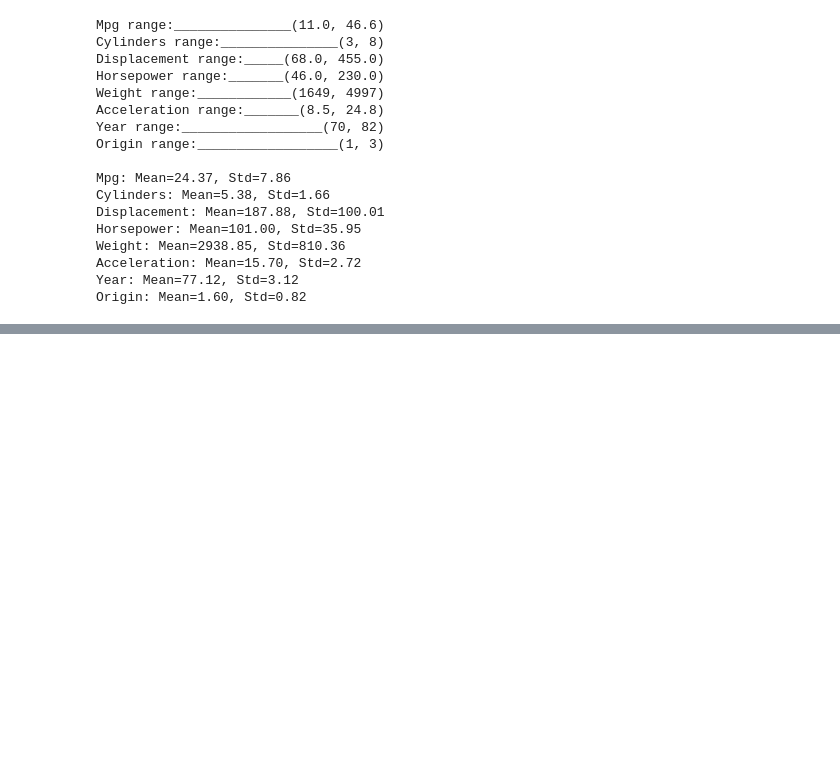
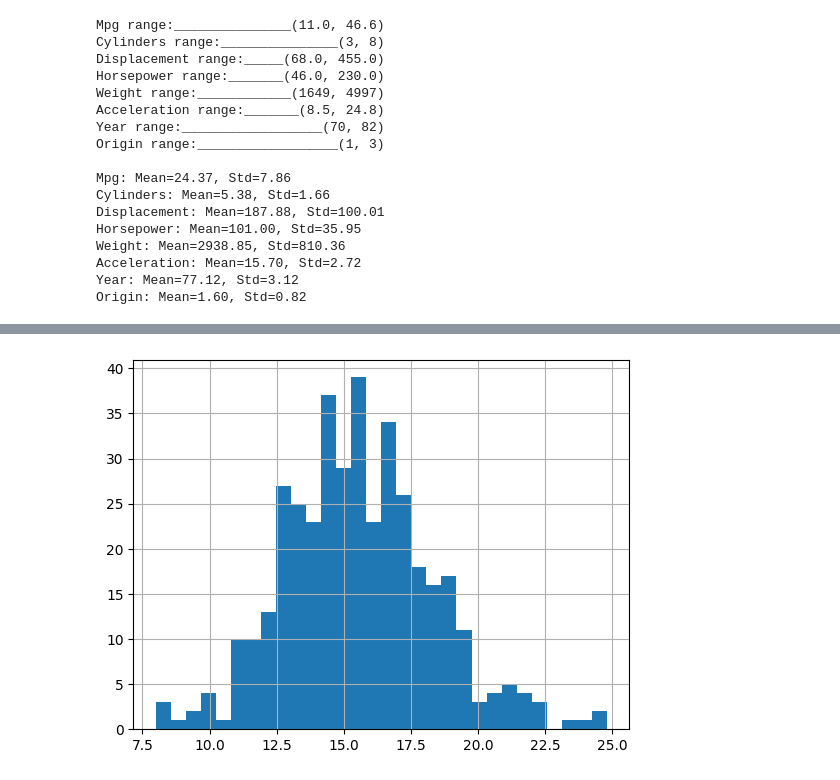
Before and after one commit to deusdevok/ISLP_Python, a Jupyter notebook: Chapter 2/Exercise9.ipynb, the cells around one changed output, grey strips where cells are left out. Cells and saved outputs as stored; diff of their text form; code cells hidden in the pictures; blank space fills up the shorter version.

```diff
--- a/Chapter 2/Exercise9.ipynb
+++ b/Chapter 2/Exercise9.ipynb
@@ -176,0 +200,5 @@ Origin: Mean=1.60, Std=0.82
+# %%
+# The histogram for acceleration looks much like a perfect gaussian
+auto_new['acceleration'].hist(bins=30);
+# %% [output]
+[figure, added]
```
Also changed, not shown: parts of 7 cells of this notebook, 1 other file.
